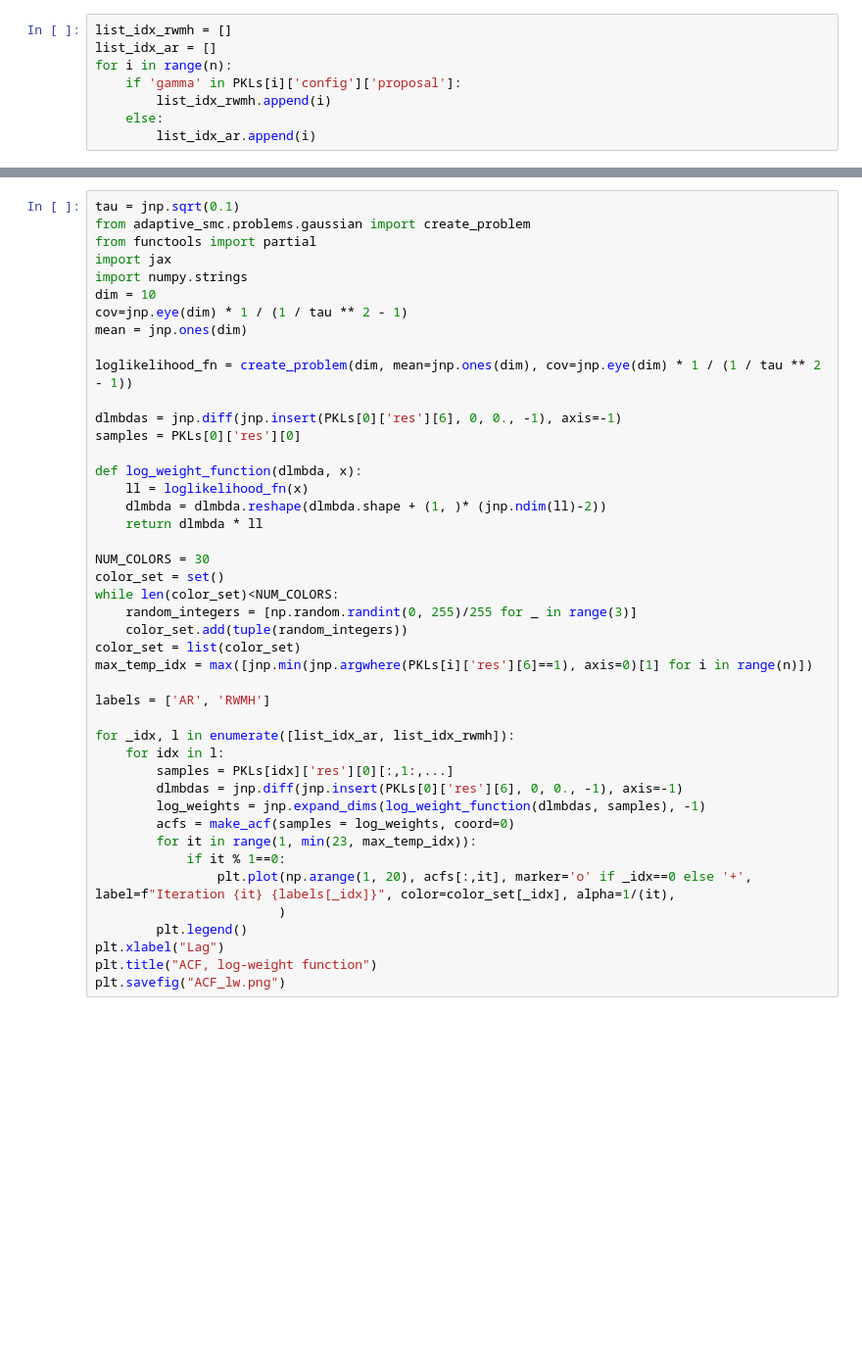
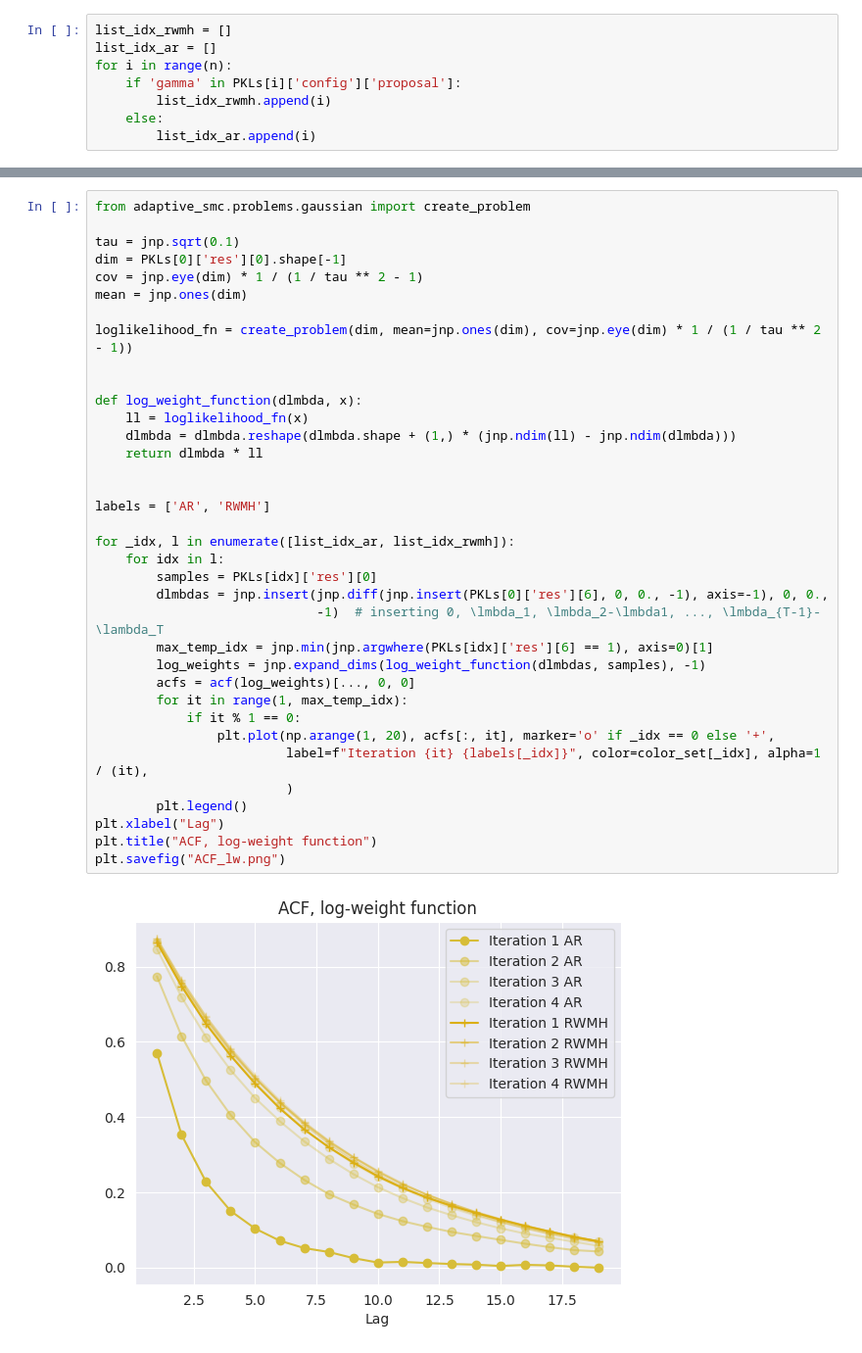
Before and after one commit to ylefay/adaptive_smc_tempering, a Jupyter notebook: adaptive_smc/experiments/acf.ipynb, the cells around one changed output, grey strips where cells are left out. Shown at 98% size. Drawn from its saved outputs; the diff is of its cells as text; blank space fills up the shorter version.

```diff
--- a/adaptive_smc/experiments/acf.ipynb
+++ b/adaptive_smc/experiments/acf.ipynb
@@ -85,44 +70,38 @@ plt.plot(jnp.mean(rho, axis=[0, -1]))
 # %%
+from adaptive_smc.problems.gaussian import create_problem
+
 tau = jnp.sqrt(0.1)
-from adaptive_smc.problems.gaussian import create_problem
-from functools import partial
-import jax
-import numpy.strings
-dim = 10
-cov=jnp.eye(dim) * 1 / (1 / tau ** 2 - 1)
+dim = PKLs[0]['res'][0].shape[-1]
+cov = jnp.eye(dim) * 1 / (1 / tau ** 2 - 1)
 mean = jnp.ones(dim)
 
 loglikelihood_fn = create_problem(dim, mean=jnp.ones(dim), cov=jnp.eye(dim) * 1 / (1 / tau ** 2 - 1))
 
-dlmbdas = jnp.diff(jnp.insert(PKLs[0]['res'][6], 0, 0., -1), axis=-1)
-samples = PKLs[0]['res'][0]
 
 def log_weight_function(dlmbda, x):
     ll = loglikelihood_fn(x)
-    dlmbda = dlmbda.reshape(dlmbda.shape + (1, )* (jnp.ndim(ll)-2))
+    dlmbda = dlmbda.reshape(dlmbda.shape + (1,) * (jnp.ndim(ll) - jnp.ndim(dlmbda)))
     return dlmbda * ll
 
-NUM_COLORS = 30
-color_set = set()
-while len(color_set)<NUM_COLORS:
-    random_integers = [np.random.randint(0, 255)/255 for _ in range(3)]
-    color_set.add(tuple(random_integers))
-color_set = list(color_set)
-max_temp_idx = max([jnp.min(jnp.argwhere(PKLs[i]['res'][6]==1), axis=0)[1] for i in range(n)])
 
 labels = ['AR', 'RWMH']
 
 for _idx, l in enumerate([list_idx_ar, list_idx_rwmh]):
     for idx in l:
-        samples = PKLs[idx]['res'][0][:,1:,...]
-        dlmbdas = jnp.diff(jnp.insert(PKLs[0]['res'][6], 0, 0., -1), axis=-1)
+        samples = PKLs[idx]['res'][0]
+        dlmbdas = jnp.insert(jnp.diff(jnp.insert(PKLs[0]['res'][6], 0, 0., -1), axis=-1), 0, 0.,
+                             -1)  # inserting 0, \lmbda_1, \lmbda_2-\lmbda1, ..., \lmbda_{T-1}-\lambda_T
+        max_temp_idx = jnp.min(jnp.argwhere(PKLs[idx]['res'][6] == 1), axis=0)[1]
         log_weights = jnp.expand_dims(log_weight_function(dlmbdas, samples), -1)
-        acfs = make_acf(samples = log_weights, coord=0)
-        for it in range(1, min(23, max_temp_idx)):
-            if it % 1==0:
-                plt.plot(np.arange(1, 20), acfs[:,it], marker='o' if _idx==0 else '+', label=f"Iteration {it} {labels[_idx]}", color=color_set[_idx], alpha=1/(it),
-                        )
+        acfs = acf(log_weights)[..., 0, 0]
+        for it in range(1, max_temp_idx):
+            if it % 1 == 0:
+                plt.plot(np.arange(1, 20), acfs[:, it], marker='o' if _idx == 0 else '+',
+                         label=f"Iteration {it} {labels[_idx]}", color=color_set[_idx], alpha=1 / (it),
+                         )
         plt.legend()
 plt.xlabel("Lag")
 plt.title("ACF, log-weight function")
 plt.savefig("ACF_lw.png")
+# %% [output]
+[figure, added]
```
Also changed, not shown: parts of 4 cells of this notebook, 28 other files.
